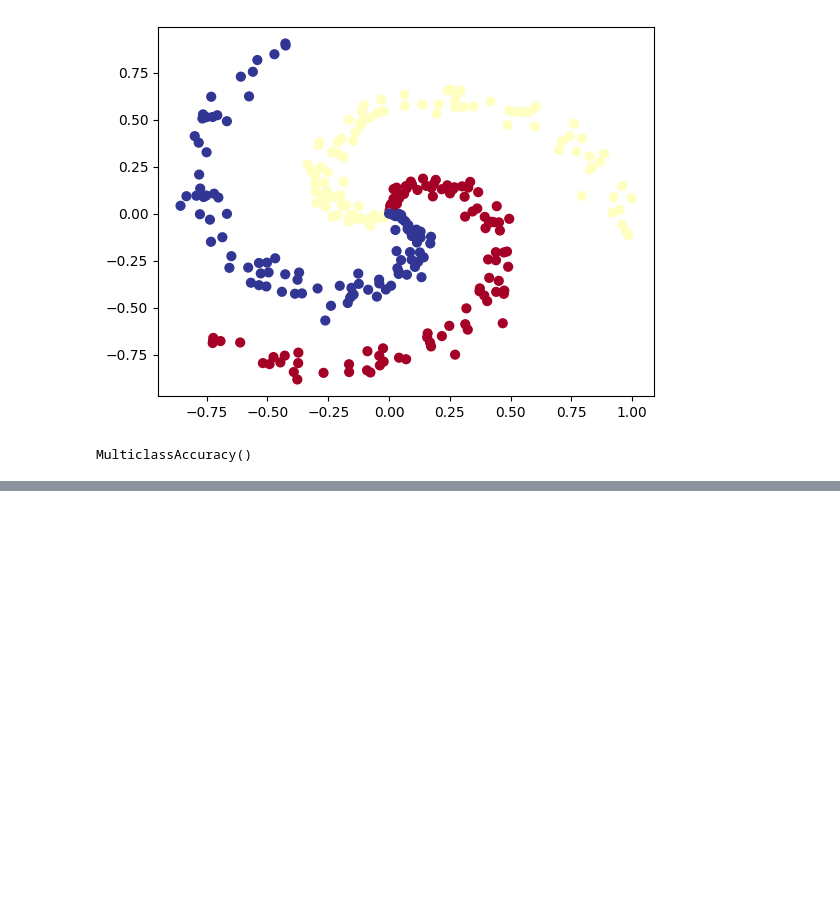
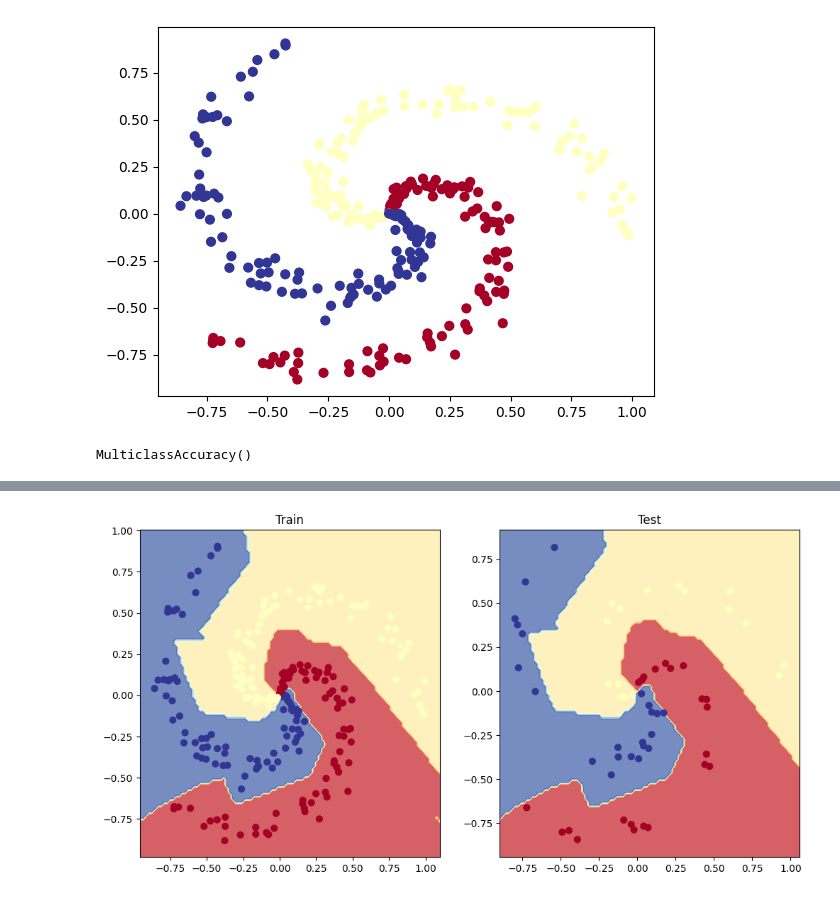
Before and after one commit to chadiboudaher/classification-make-moons-dataset-pytorch, a Jupyter notebook: make_moons_classification_using_pytorch.ipynb, the cells around one changed output, grey strips where cells are left out. Drawn from its saved outputs; the diff is of its cells as text; code cells hidden in the pictures; blank space fills up the shorter version.

Commit message:
Train and Plot results

```diff
--- a/make_moons_classification_using_pytorch.ipynb
+++ b/make_moons_classification_using_pytorch.ipynb
@@ -261,7 +262,7 @@ Xs_train, Xs_test, ys_train, ys_test = train_test_split(Xs,
                                                         random_state=RANDOM_SEED)
 # %%
 from torchmetrics import Accuracy
-acc_fn = Accuracy(task="multiclass", num_classes=3).to(device) # send accuracy function to device
+acc_fn = Accuracy(task="multiclass", num_classes=3) # send accuracy function to device
 acc_fn
 # %% [output]
 MulticlassAccuracy()
@@ -270,11 +271,11 @@ class SpiralModel(nn.Module):
   def __init__(self):
     super().__init__()
     self.linear_layer_stack = nn.Sequential(
-        nn.Linear(in_features=2, out_features=16, bias=True),
+        nn.Linear(in_features=2, out_features=10, bias=True),
         nn.ReLU(),
-        nn.Linear(in_features=16, out_features=16, bias=True),
+        nn.Linear(in_features=10, out_features=10, bias=True),
         nn.ReLU(),
-        nn.Linear(in_features=16, out_features=1, bias=True)
+        nn.Linear(in_features=10, out_features=3, bias=True)
     )
 
   def forward(self, x: torch.Tensor) -> torch.Tensor:
@@ -300,0 +358,11 @@ optimizer = torch.optim.Adam(model_1.parameters(),
+# %%
+# Plot decision boundaries for training and test sets
+plt.figure(figsize=(12, 6))
+plt.subplot(1, 2, 1)
+plt.title("Train")
+plot_decision_boundary(model_1, Xs_train, ys_train)
+plt.subplot(1, 2, 2)
+plt.title("Test")
+plot_decision_boundary(model_1, Xs_test, ys_test)
+# %% [output]
+[figure, added]
```
Also changed, not shown: parts of 6 cells of this notebook.
